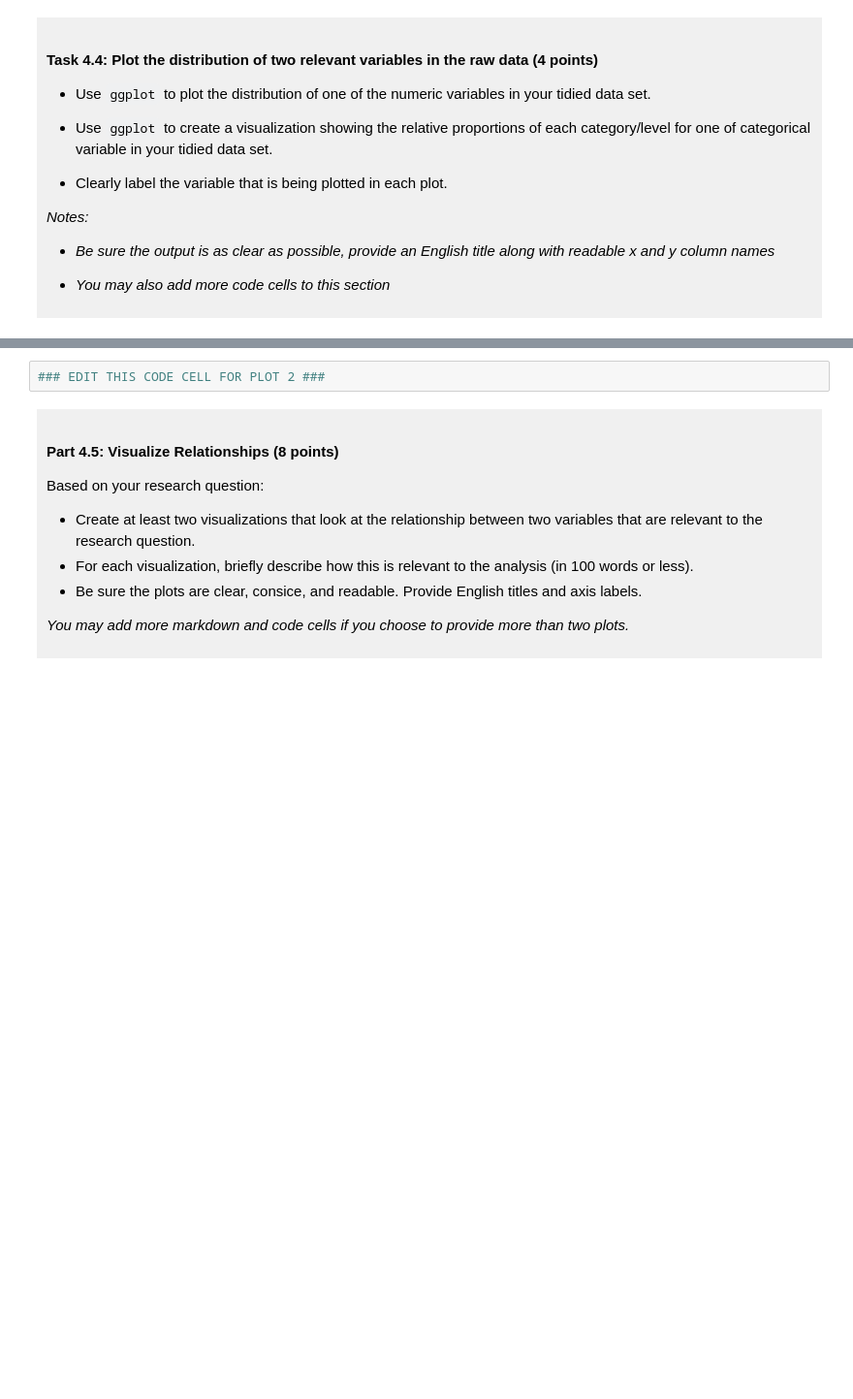
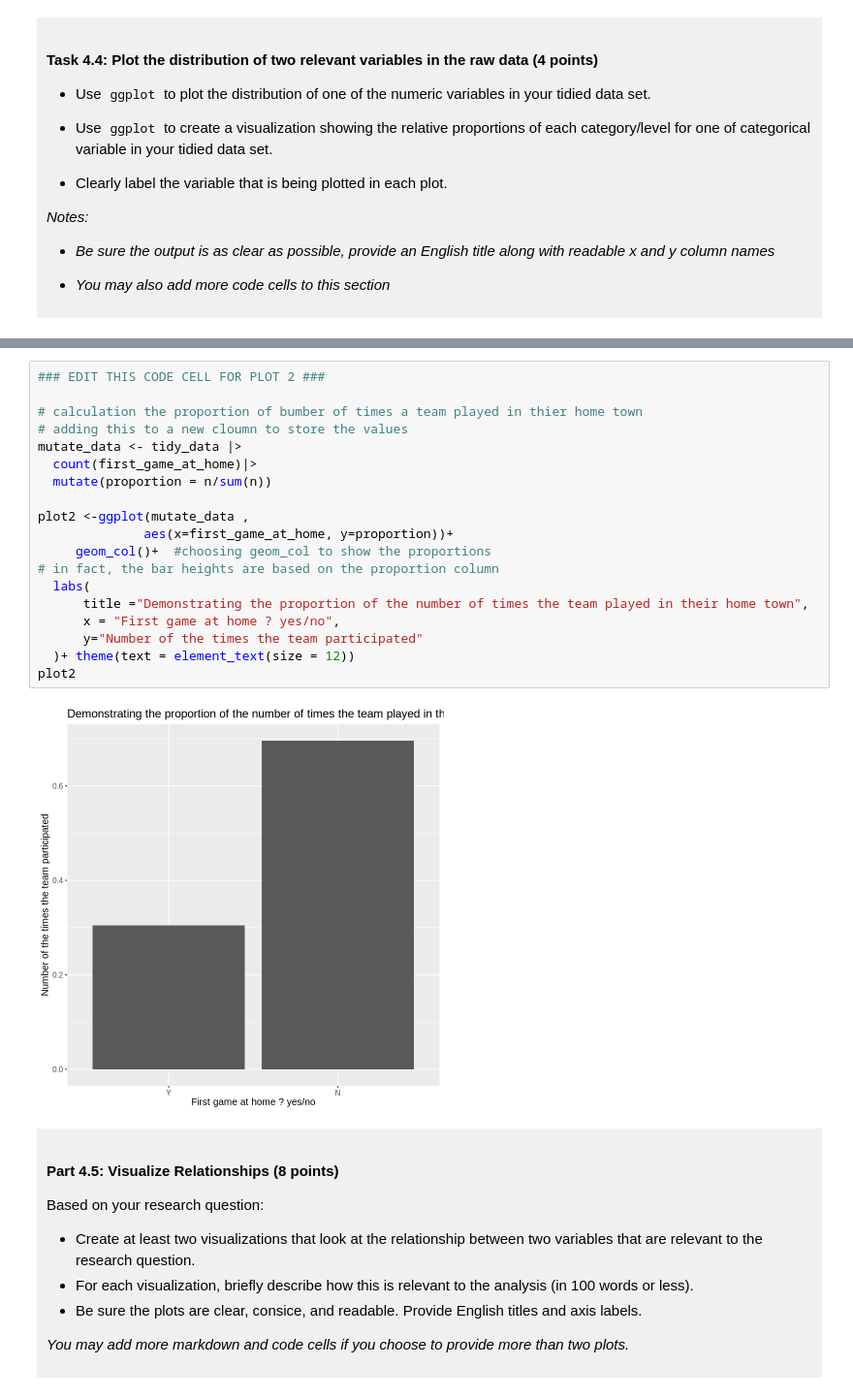
Before and after one commit to Mahdis-Rezaei1380/dsci-100-project-Mahdis-RezaeiTamijani, a Jupyter notebook: dsci-100-project-notebook.ipynb, the cells around one changed output, grey strips where cells are left out. Shown at 97% size. Saved outputs shown, nothing was run; the diff lists cells and outputs as text; blank space fills up the shorter version.

```diff
--- a/dsci-100-project-notebook.ipynb
+++ b/dsci-100-project-notebook.ipynb
@@ -297,5 +408,24 @@ You will refine your research question (if needed) and produce a tidy data set.
 # %%
 ### EDIT THIS CODE CELL FOR PLOT 2 ###
+
+# calculation the proportion of bumber of times a team played in thier home town
+# adding this to a new cloumn to store the values
+mutate_data <- tidy_data |>
+  count(first_game_at_home)|>
+  mutate(proportion = n/sum(n))
+
+plot2 <-ggplot(mutate_data ,
+              aes(x=first_game_at_home, y=proportion))+
+     geom_col()+  #choosing geom_col to show the proportions
+# in fact, the bar heights are based on the proportion column
+  labs(
+      title ="Demonstrating the proportion of the number of times the team played in their home town",
+      x = "First game at home ? yes/no",
+      y="Number of the times the team participated"
+  )+ theme(text = element_text(size = 12))
+plot2
+# %% [output]
+[figure, added]
 # %% [markdown]
 <div style="background-color: #f0f0f0; padding: 10px;">
 
```
Also changed, not shown: parts of 7 cells of this notebook.
